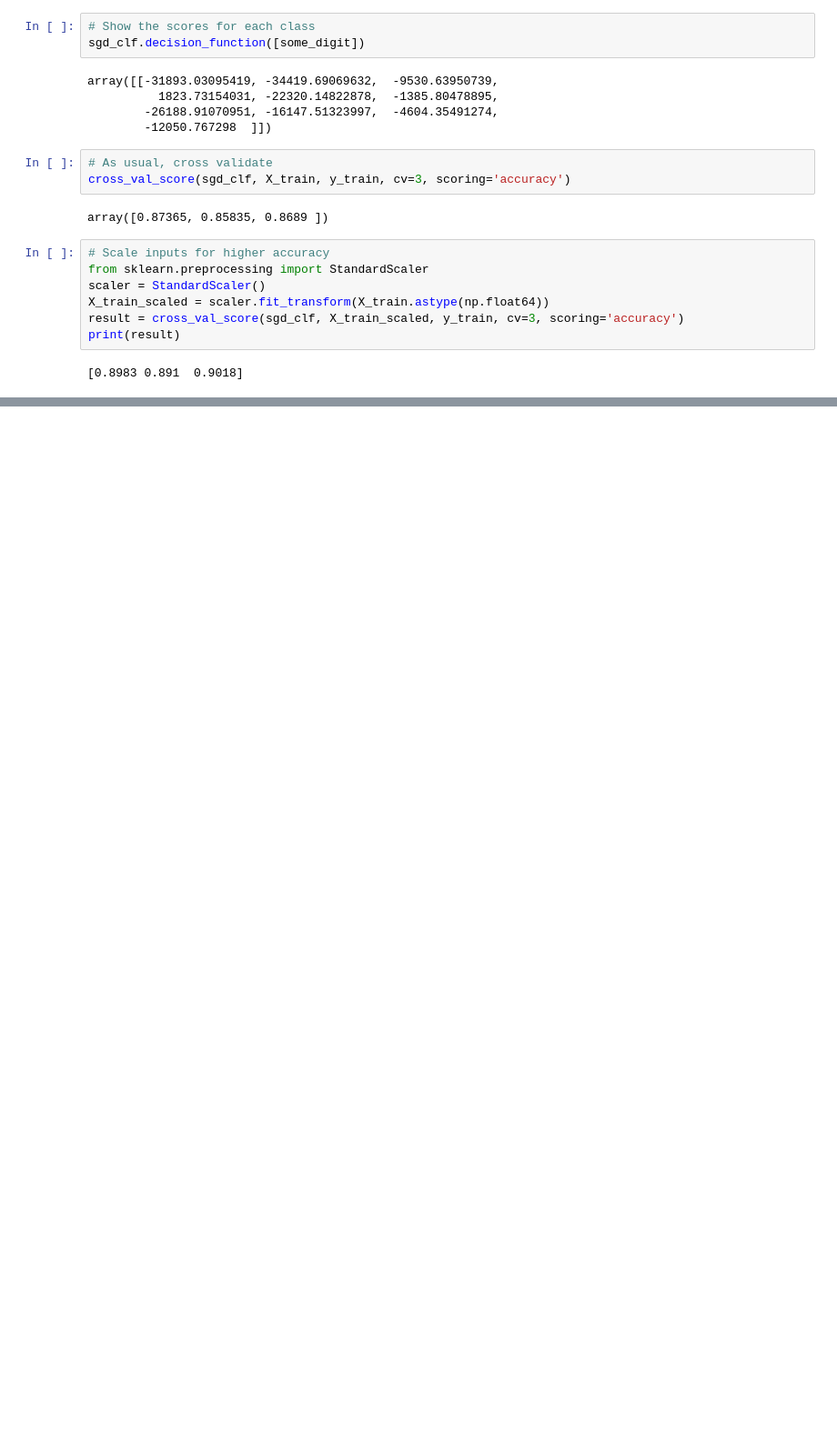
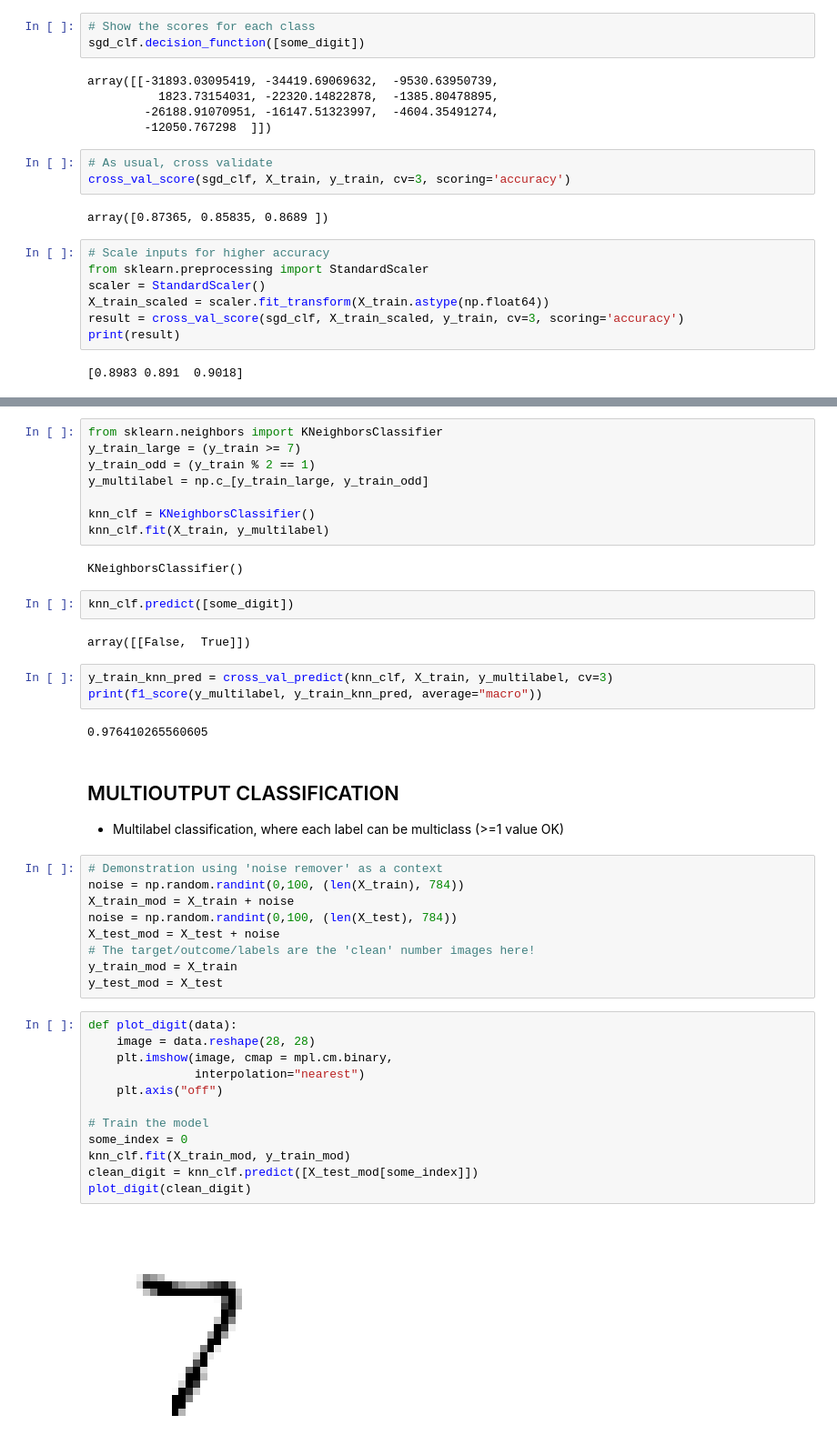
Before and after one commit to nichyjt/HOML_Codealong, a Jupyter notebook: Chapter3/mnist.ipynb, the cells around one changed output, grey strips where cells are left out. Shown at 91% size. Drawn from its saved outputs; the diff is of its cells as text; blank space fills up the shorter version.

```diff
--- a/Chapter3/mnist.ipynb
+++ b/Chapter3/mnist.ipynb
@@ -334,0 +412,46 @@ print(result)
+# %%
+from sklearn.neighbors import KNeighborsClassifier
+y_train_large = (y_train >= 7)
+y_train_odd = (y_train % 2 == 1)
+y_multilabel = np.c_[y_train_large, y_train_odd]
+
+knn_clf = KNeighborsClassifier()
+knn_clf.fit(X_train, y_multilabel)
+# %% [output]
+KNeighborsClassifier()
+# %%
+knn_clf.predict([some_digit])
+# %% [output]
+array([[False,  True]])
+# %%
+y_train_knn_pred = cross_val_predict(knn_clf, X_train, y_multilabel, cv=3)
+print(f1_score(y_multilabel, y_train_knn_pred, average="macro"))
+# %% [output]
+0.976410265560605
+# %% [markdown]
+## MULTIOUTPUT CLASSIFICATION
+
+- Multilabel classification, where each label can be multiclass (>=1 value OK)
+# %%
+# Demonstration using 'noise remover' as a context
+noise = np.random.randint(0,100, (len(X_train), 784))
+X_train_mod = X_train + noise
+noise = np.random.randint(0,100, (len(X_test), 784))
+X_test_mod = X_test + noise
+# The target/outcome/labels are the 'clean' number images here!
+y_train_mod = X_train
+y_test_mod = X_test
+# %%
+def plot_digit(data):
+    image = data.reshape(28, 28)
+    plt.imshow(image, cmap = mpl.cm.binary,
+               interpolation="nearest")
+    plt.axis("off")
+
+# Train the model
+some_index = 0
+knn_clf.fit(X_train_mod, y_train_mod)
+clean_digit = knn_clf.predict([X_test_mod[some_index]])
+plot_digit(clean_digit)
+# %% [output]
+[figure, added]
```
Also changed, not shown: parts of 9 cells of this notebook.
